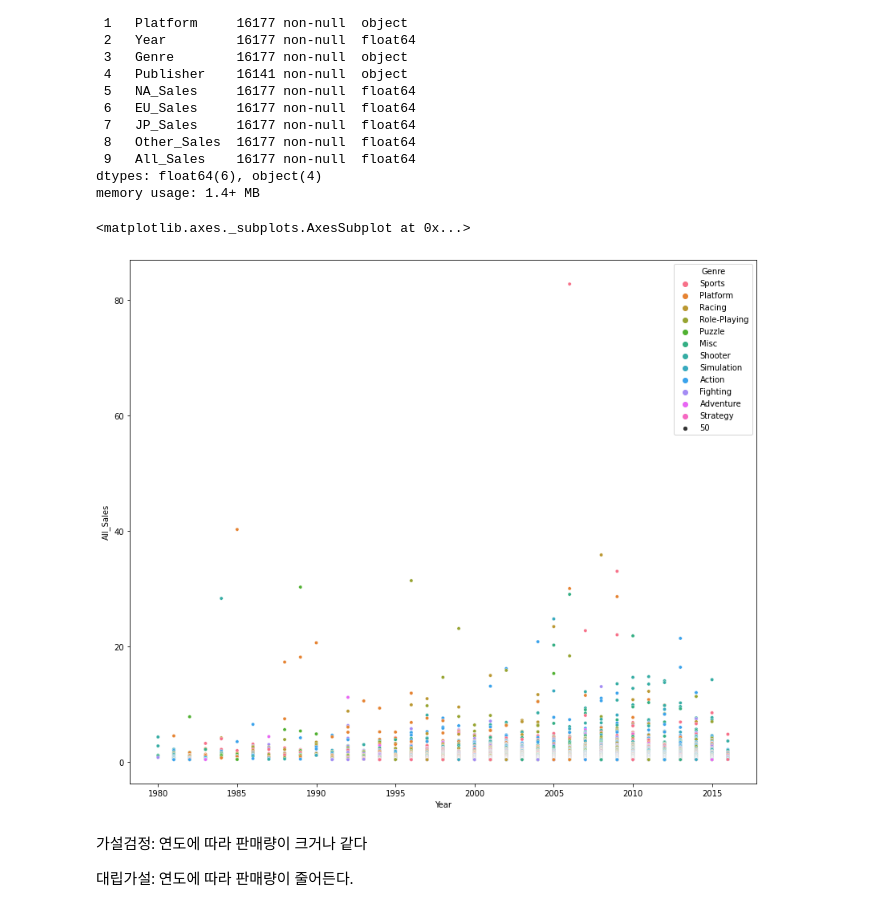
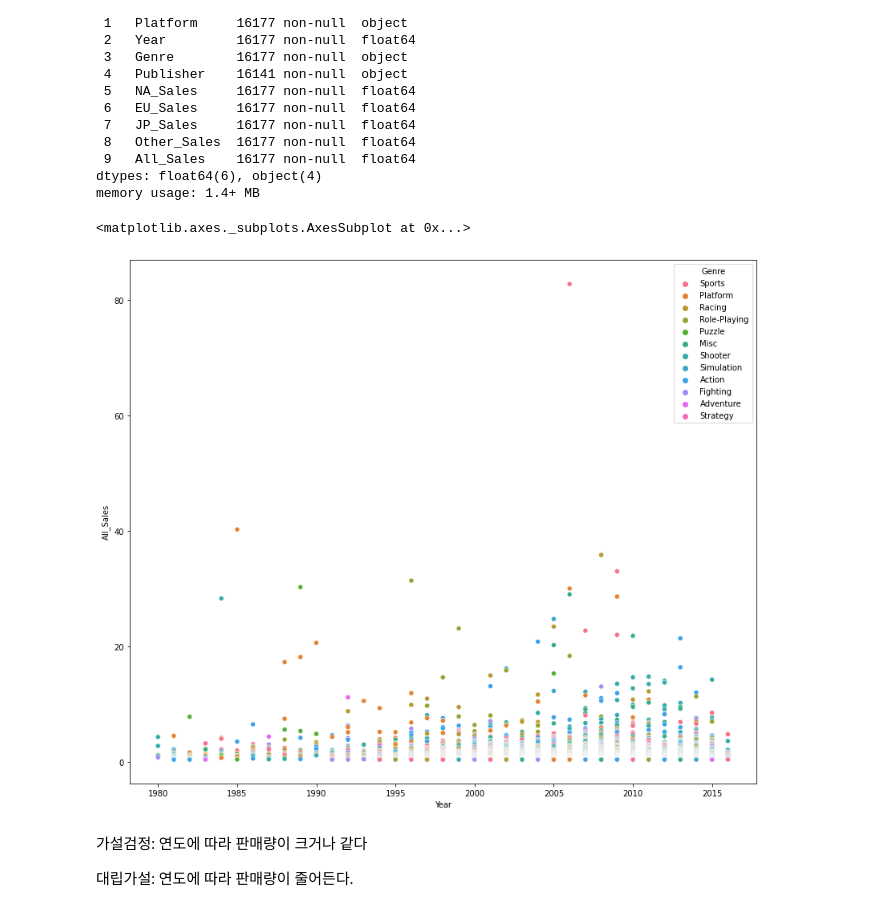
Before and after one commit to okok7272/CodeStatesProject, a Jupyter notebook: Section1/Project1_game_trends.ipynb, the cells around one changed output. Saved outputs shown, nothing was run; the diff lists cells and outputs as text; code cells hidden in the pictures.

```diff
--- a/Section1/Project1_game_trends.ipynb
+++ b/Section1/Project1_game_trends.ipynb
@@ -387,10 +408,10 @@ memory usage: 1.4+ MB
 game_per= game_asc.head(1617*3)
 # %%
 plt.figure(figsize=(14,12))
-sns.scatterplot(x='Year', y='All_Sales',data=game_per, hue='Genre' ,size=50)
+sns.scatterplot(x='Year', y='All_Sales',data=game_per, hue='Genre' )
 # %% [output]
 <matplotlib.axes._subplots.AxesSubplot at 0x...>
-[figure, old version]
+[figure, new version]
 # %%
 game_100 = game_asc.head(100)
 # %% [markdown]
```
Also changed, not shown: parts of 26 cells of this notebook.
